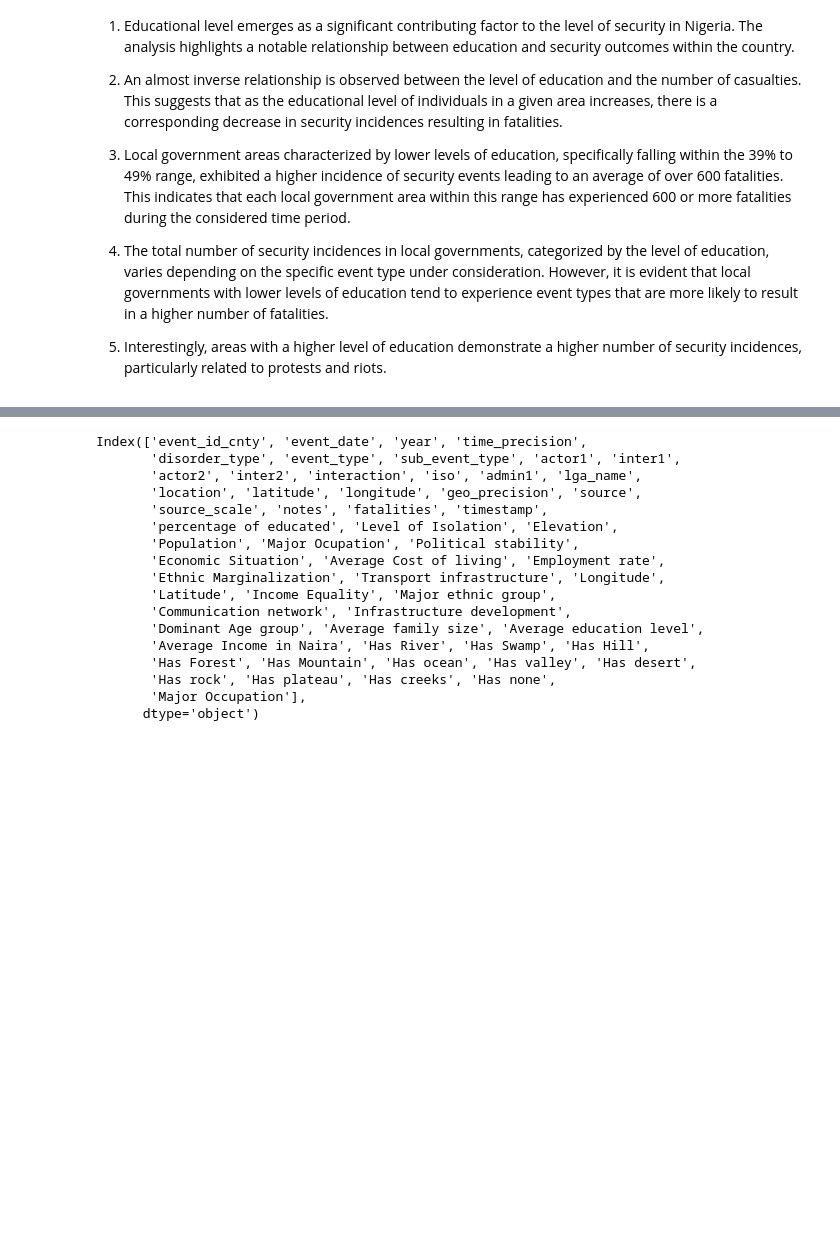
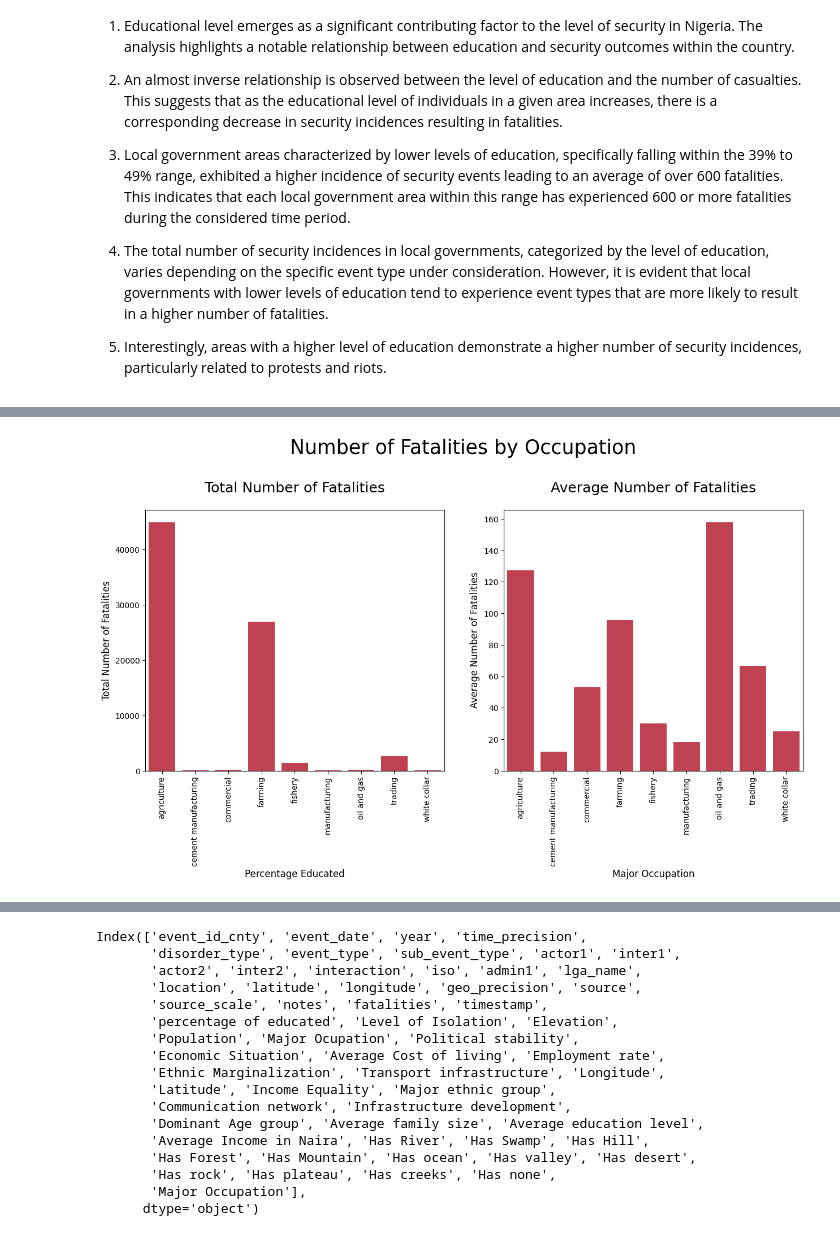
Before and after one commit to Abdul4code/Nigeria_Terror_Attacks, a Jupyter notebook: 3. Analysis of Nigerian Security Incidence.ipynb, the cells around one changed output, grey strips where cells are left out. Saved outputs shown, nothing was run; the diff lists cells and outputs as text; code cells hidden in the pictures; blank space fills up the shorter version.

```diff
--- a/3. Analysis of Nigerian Security Incidence.ipynb
+++ b/3. Analysis of Nigerian Security Incidence.ipynb
@@ -229,0 +325,15 @@ Based on the findings from this section, the following key observations can be m
+# %%
+# get the local government counts in each bin
+lga_value_counts = df_lga_features['Major Occupation'].value_counts().sort_index()
+
+# get total number of casualties
+no_casualties = df_acled_lga.groupby('Major Occupation')['fatalities'].sum().sort_index()
+
+
+# #get average number of casualties
+# avg_no_casualties = no_casualties / lga_value_counts
+
+table_casualties = pd.merge(lga_value_counts, no_casualties, left_index=True, right_index=True)
+table_casualties['Avg. Fatalities'] = table_casualties['fatalities'] / table_casualties['Major Occupation']
+# table_casualties = table_casualties.sort_values('% Educated Bin')
+table_casualties
@@ -229,0 +351,27 @@ Based on the findings from this section, the following key observations can be m
+# %%
+# Create a figure and axis objects using subplots
+fig, axes = plt.subplots(nrows=1, ncols=2, figsize=(15, 6))
+
+sns.barplot(x=table_casualties.index, y=table_casualties['fatalities']
+            , ax=axes[0], color='#D32D41')
+
+axes[0].set_title('Total Number of Fatalities', fontsize=18, y=1.05)
+axes[0].set_xlabel('Percentage Educated', fontsize=12)
+axes[0].set_ylabel('Total Number of Fatalities', fontsize=12)
+axes[0].tick_params(axis='x', rotation=90)
+plt.subplots_adjust(wspace=0.2, hspace=0.7)
+
+sns.barplot(x=table_casualties.index, y=table_casualties['Avg. Fatalities']
+                , ax=axes[1], color='#D32D41')
+
+axes[1].set_title('Average Number of Fatalities', fontsize=18, y=1.05)
+axes[1].set_xlabel('Major Occupation', fontsize=12)
+axes[1].set_ylabel('Average Number of Fatalities', fontsize=12)
+axes[1].tick_params(axis='x', rotation=90)
+plt.subplots_adjust(wspace=0.2, hspace=0.7)
+
+
+plt.suptitle('Number of Fatalities by Occupation', fontsize='25', y=1.09)
+plt.show()
+# %% [output]
+[figure, added]
```
Also changed, not shown: parts of 12 cells of this notebook.
